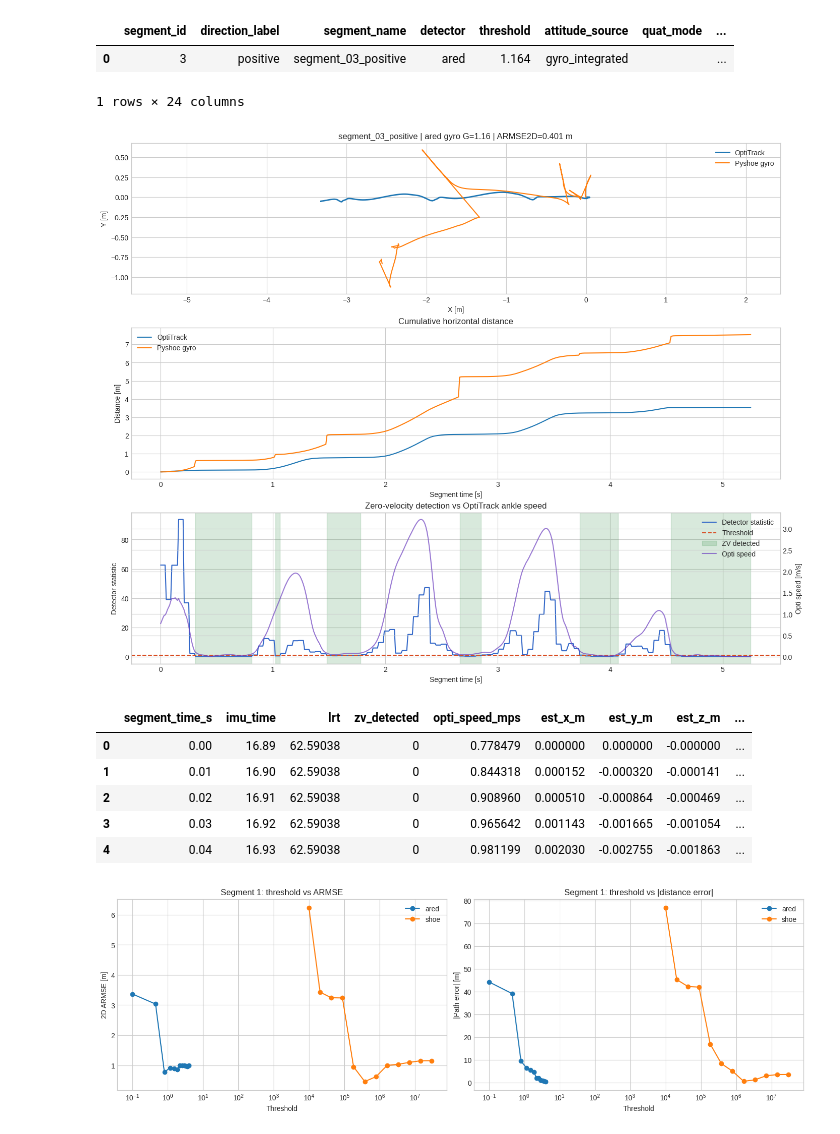
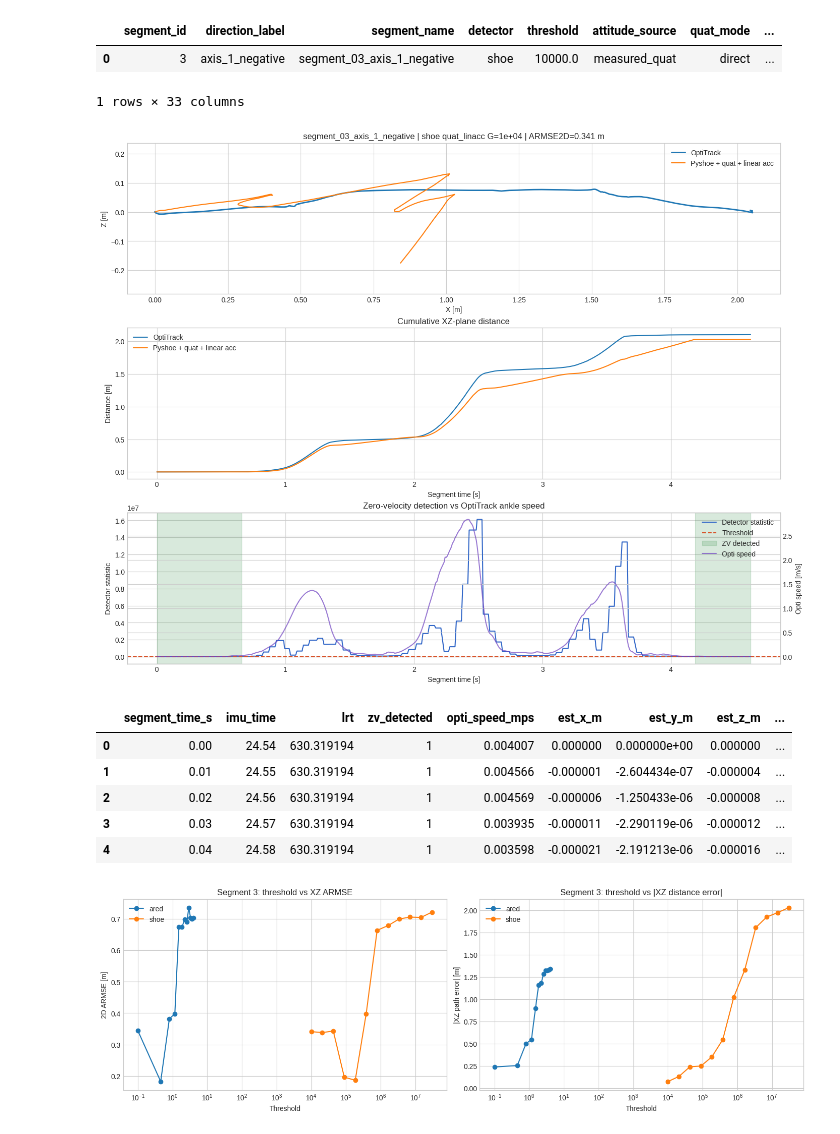
Before and after one commit to Soccer-Dev/pyshoe, a Jupyter notebook: segment_zv_compare_imu_optitrack.ipynb, the cells around one changed output. Drawn from its saved outputs; the diff is of its cells as text; code cells hidden in the pictures.

```diff
--- a/segment_zv_compare_imu_optitrack.ipynb
+++ b/segment_zv_compare_imu_optitrack.ipynb
@@ -79,11 +82,13 @@ metrics_df = sweep_all_segments(
     time_column=TIME_COLUMN,
     attitude_source=ATTITUDE_SOURCE,
     quat_mode=QUAT_MODE,
+    acc_source=ACC_SOURCE,
 )
-metrics_df["abs_path_xy_error_m"] = metrics_df["path_xy_error_m"].abs()
-metrics_df["abs_disp_xy_error_m"] = metrics_df["disp_xy_error_m"].abs()
+metrics_df["abs_path_xz_error_m"] = metrics_df["path_xz_error_m"].abs()
+metrics_df["abs_disp_xz_error_m"] = metrics_df["disp_xz_error_m"].abs()
 
-best_df = select_best_per_segment(metrics_df, metric="armse_2d_m")
+#best_df = select_best_per_segment(metrics_df, metric="armse_2d_m")
+best_df = select_best_per_segment(metrics_df, metric="path_xz_error_m")
 summary_df = summarize_best_results(best_df)
 
 metrics_df.to_csv(RESULTS_DIR / "threshold_sweep.csv", index=False)
@@ -99,6 +104,7 @@ export_best_run_details(
     time_column=TIME_COLUMN,
     attitude_source=ATTITUDE_SOURCE,
     quat_mode=QUAT_MODE,
+    acc_source=ACC_SOURCE,
 )
 
 display(
@@ -109,10 +115,10 @@ display(
             "detector",
             "threshold",
             "armse_2d_m",
-            "endpoint_xy_error_m",
-            "est_path_xy_m",
-            "gt_path_xy_m",
-            "path_xy_error_m",
+            "endpoint_xz_error_m",
+            "est_path_xz_m",
+            "gt_path_xz_m",
+            "path_xz_error_m",
             "zv_ratio",
         ]
     ].round(3)
@@ -174,10 +185,11 @@ selected_metrics_dict, selected_detail_df = analyze_segment(
     time_column=TIME_COLUMN,
     attitude_source=ATTITUDE_SOURCE,
     quat_mode=QUAT_MODE,
+    acc_source=ACC_SOURCE,
 )
 
 selected_detail_df.to_csv(
-    RESULTS_DIR / f"{selected_metrics_dict['segment_name']}_{selected_metrics_dict['detector']}_{ATTITUDE_SOURCE}_detail_selected.csv",
+    RESULTS_DIR / f"{selected_metrics_dict['segment_name']}_{selected_metrics_dict['detector']}_{ATTITUDE_SOURCE}_{ACC_SOURCE}_detail_selected.csv",
     index=False,
 )
 
@@ -187,36 +199,36 @@ plt.show()
 display(selected_detail_df.head())
 # %% [output]
 |  | segment_id | direction_label | segment_name | detector | threshold | attitude_source | quat_mode | ... |
-| 0 | 3 | positive | segment_03_positive | ared | 1.164 | gyro_integrated |  | ... |
+| 0 | 3 | axis_1_negative | segment_03_axis_1_negative | shoe | 10000.0 | measured_quat | direct | ... |
-1 rows × 24 columns
+1 rows × 33 columns
-[figure, old version]
+[figure, new version]
 |  | segment_time_s | imu_time | lrt | zv_detected | opti_speed_mps | est_x_m | est_y_m | est_z_m | ... |
-| 0 | 0.00 | 16.89 | 62.59038 | 0 | 0.778479 | 0.000000 | 0.000000 | -0.000000 | ... |
-| 1 | 0.01 | 16.90 | 62.59038 | 0 | 0.844318 | 0.000152 | -0.000320 | -0.000141 | ... |
-| 2 | 0.02 | 16.91 | 62.59038 | 0 | 0.908960 | 0.000510 | -0.000864 | -0.000469 | ... |
-| 3 | 0.03 | 16.92 | 62.59038 | 0 | 0.965642 | 0.001143 | -0.001665 | -0.001054 | ... |
-| 4 | 0.04 | 16.93 | 62.59038 | 0 | 0.981199 | 0.002030 | -0.002755 | -0.001863 | ... |
+| 0 | 0.00 | 24.54 | 630.319194 | 1 | 0.004007 | 0.000000 | 0.000000e+00 | 0.000000 | ... |
+| 1 | 0.01 | 24.55 | 630.319194 | 1 | 0.004566 | -0.000001 | -2.604434e-07 | -0.000004 | ... |
+| 2 | 0.02 | 24.56 | 630.319194 | 1 | 0.004569 | -0.000006 | -1.250433e-06 | -0.000008 | ... |
+| 3 | 0.03 | 24.57 | 630.319194 | 1 | 0.003935 | -0.000011 | -2.290119e-06 | -0.000012 | ... |
+| 4 | 0.04 | 24.58 | 630.319194 | 1 | 0.003598 | -0.000021 | -2.191213e-06 | -0.000016 | ... |
 # %%
 segment_sweep = metrics_df.loc[metrics_df["segment_id"] == SEGMENT_TO_PLOT].copy()
 
 fig, axes = plt.subplots(1, 2, figsize=(14, 4.5), constrained_layout=True)
 for detector, group in segment_sweep.groupby("detector"):
     group = group.sort_values("threshold")
     axes[0].plot(group["threshold"], group["armse_2d_m"], marker="o", label=detector)
-    axes[1].plot(group["threshold"], group["abs_path_xy_error_m"], marker="o", label=detector)
+    axes[1].plot(group["threshold"], group["abs_path_xz_error_m"], marker="o", label=detector)
 
 axes[0].set_xscale("log")
-axes[0].set_title(f"Segment {SEGMENT_TO_PLOT}: threshold vs ARMSE")
+axes[0].set_title(f"Segment {SEGMENT_TO_PLOT}: threshold vs XZ ARMSE")
 axes[0].set_xlabel("Threshold")
 axes[0].set_ylabel("2D ARMSE [m]")
 axes[0].legend()
 
 axes[1].set_xscale("log")
-axes[1].set_title(f"Segment {SEGMENT_TO_PLOT}: threshold vs |distance error|")
+axes[1].set_title(f"Segment {SEGMENT_TO_PLOT}: threshold vs |XZ distance error|")
 axes[1].set_xlabel("Threshold")
-axes[1].set_ylabel("|Path error| [m]")
+axes[1].set_ylabel("|XZ path error| [m]")
 axes[1].legend()
 
 plt.show()
 # %% [output]
-[figure, old version]
+[figure, new version]
```
Also changed, not shown: parts of 4 cells of this notebook, 1 other file.
